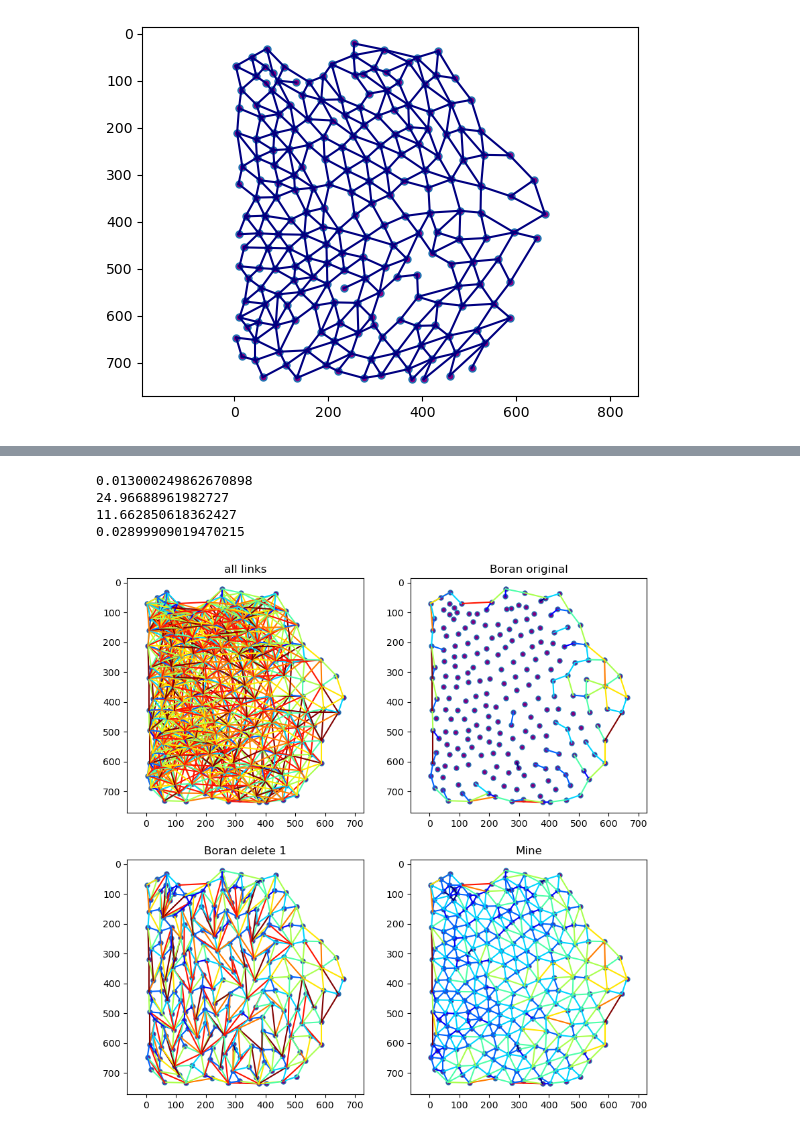
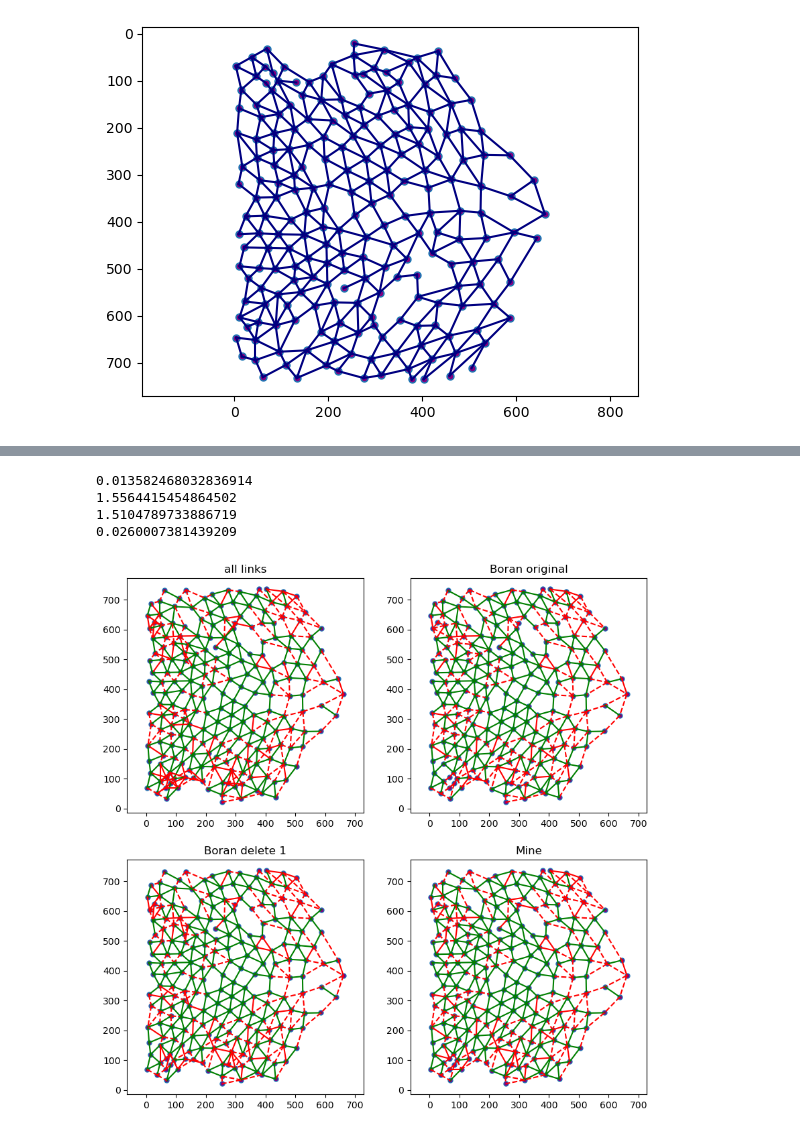
Before and after one commit to suestring7/actin_spectrin_cytoskeleton_project, a Jupyter notebook: code/0829_comparisons_with_previous_method.ipynb, the cells around one changed output, grey strips where cells are left out. Cells and saved outputs as stored; diff of their text form; code cells hidden in the pictures.

```diff
--- a/code/0829_comparisons_with_previous_method.ipynb
+++ b/code/0829_comparisons_with_previous_method.ipynb
@@ -142,7 +142,7 @@ for idx, lks in enumerate([links0, links1, links2, links]):
 # %% [output]
 [figure]
 # %%
-def performances(test, gt):
+def performance(test, gt):
     correct = test[test==gt]
     wrong = test[test!=gt]
     FP = sum(wrong)/2
@@ -157,0 +237,10 @@ def performances(test, gt):
+# %%
+stats=["accuracy", "precision", "recall"]
+for j in range(3):
+    plt.figure()
+    plt.plot(np.array(perfs)[:,:,j].T)
+    plt.legend(titles)
+    plt.xticks(ticks=[x for x in range(10)],labels=[str(x) for x in range(0,100,10)])
+    plt.xlabel("Noise")
+    plt.ylabel(stats[j] )
+    plt.title(stats[j] + ": ")
@@ -157,0 +290,27 @@ def performances(test, gt):
+# %%
+perfs=[[] for i in range(4)]
+thre0=[50,280]
+thre1=[180,200]
+for loss in range(0,30,30):
+    perf_tmp=[[] for i in range(4)]
+    for ri in range(10):
+        vxs = jitter(sim2D, loss=loss)
+        links_d = generateLinks(vxs, thre=thre, plot=0, mode=1)
+        links0 = generateLinksBoran(vxs, thre=thre0, mode=2)
+        links1 = generateLinksBoran(vxs, thre=thre0, mode=0)
+        links2 = generateLinksBoran(vxs, thre=thre0, mode=1)
+
+        for idx, lks in enumerate([links0, links1, links2, links_d]):
+            perf_tmp[idx].append(performance(lks,links_gt))
+    for li in range(4):
+        perfs[li].append(np.mean(perf_tmp[li], 0))
+
+stats=["accuracy", "precision", "recall"]
+for j in range(3):
+    plt.figure()
+    plt.plot(np.array(perfs)[:,:,j].T)
+    plt.legend(titles)
+    plt.xticks(ticks=[x for x in range(10)],labels=[str(x) for x in range(0,300,30)])
+    plt.xlabel("Randomness(nm)")
+    plt.ylabel(stats[j] )
+    plt.title(stats[j] + ": ")
@@ -217,34 +383,35 @@ dists =[ dist[x[0]][x[1]] for x in convertMatrix2List(links) ]
 # %%
 import time
-thre = [15, 110]
+thre = [40, 60]
 
 start = time.time()
 links_d = generateLinks(vxs, thre=thre, plot=0, mode=1)
 end = time.time()
 print(end - start)
 start = time.time()
 links1 = generateLinksBoran(vxs, thre=thre, mode=0)
 end = time.time()
 print(end - start)
 start = time.time()
 links2 = generateLinksBoran(vxs, thre=thre, mode=1)
 end = time.time()
 print(end - start)
 
 start = time.time()
 links0 = generateLinksBoran(vxs, thre=thre, mode=2)
 end = time.time()
 print(end - start)
 
 plt.subplots(2,2,figsize=[10,10])
 titles = ["all links", "Boran original", "Boran delete 1", "Mine"]
 for idx, lks in enumerate([links0, links1, links2, links_d]):
     plt.subplot(2,2, idx+1)
-    visualize(vxs,lks,p_size=1, thre=thre)
+    #visualize(vxs,lks,p_size=1, thre=thre)
+    visualize_gt(vxs, lks, links)
     plt.title(titles[idx])
 # %% [output]
-0.013000249862670898
-24.96688961982727
-11.662850618362427
-0.02899909019470215
+0.013582468032836914
+1.5564415454864502
+1.5104789733886719
+0.0260007381439209
-[figure, old version]
+[figure, new version]
```
Also changed, not shown: parts of 18 cells of this notebook, 3 other files.
